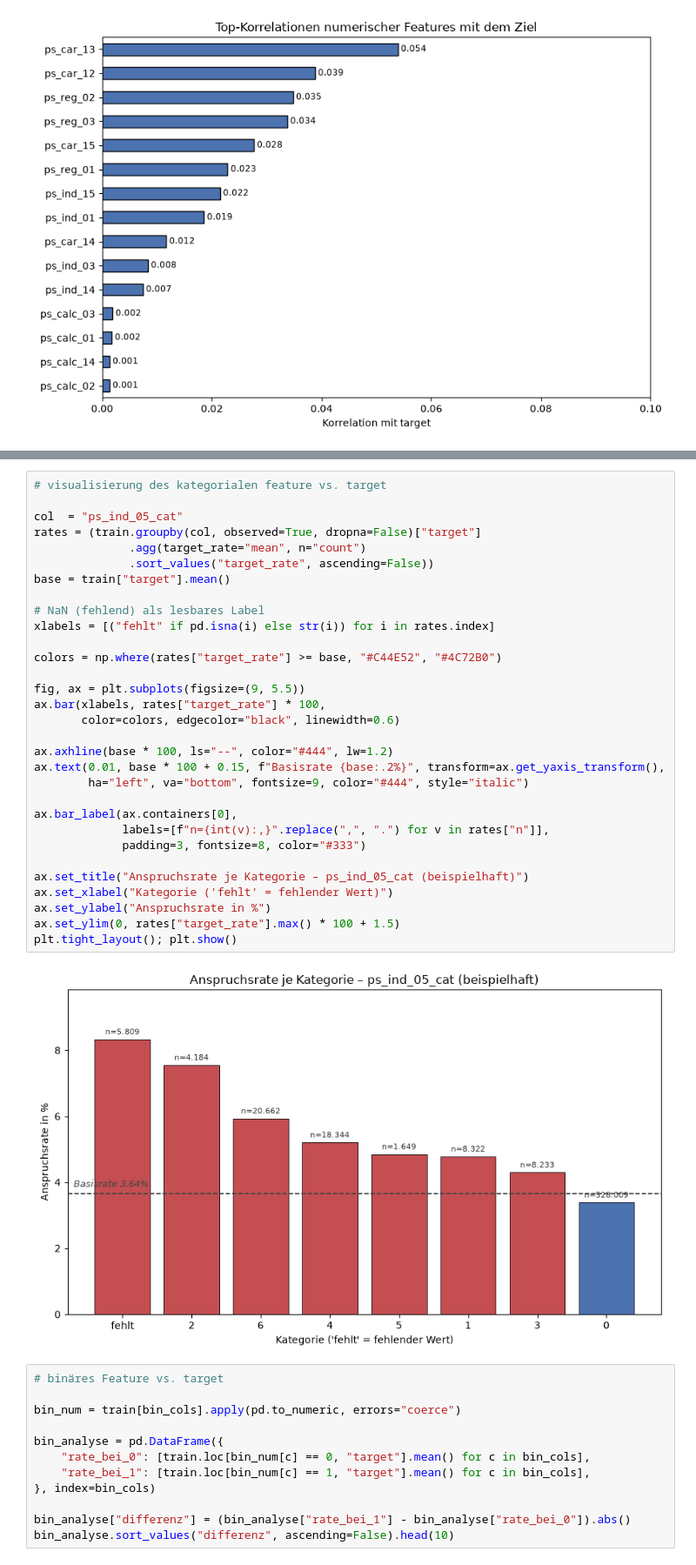
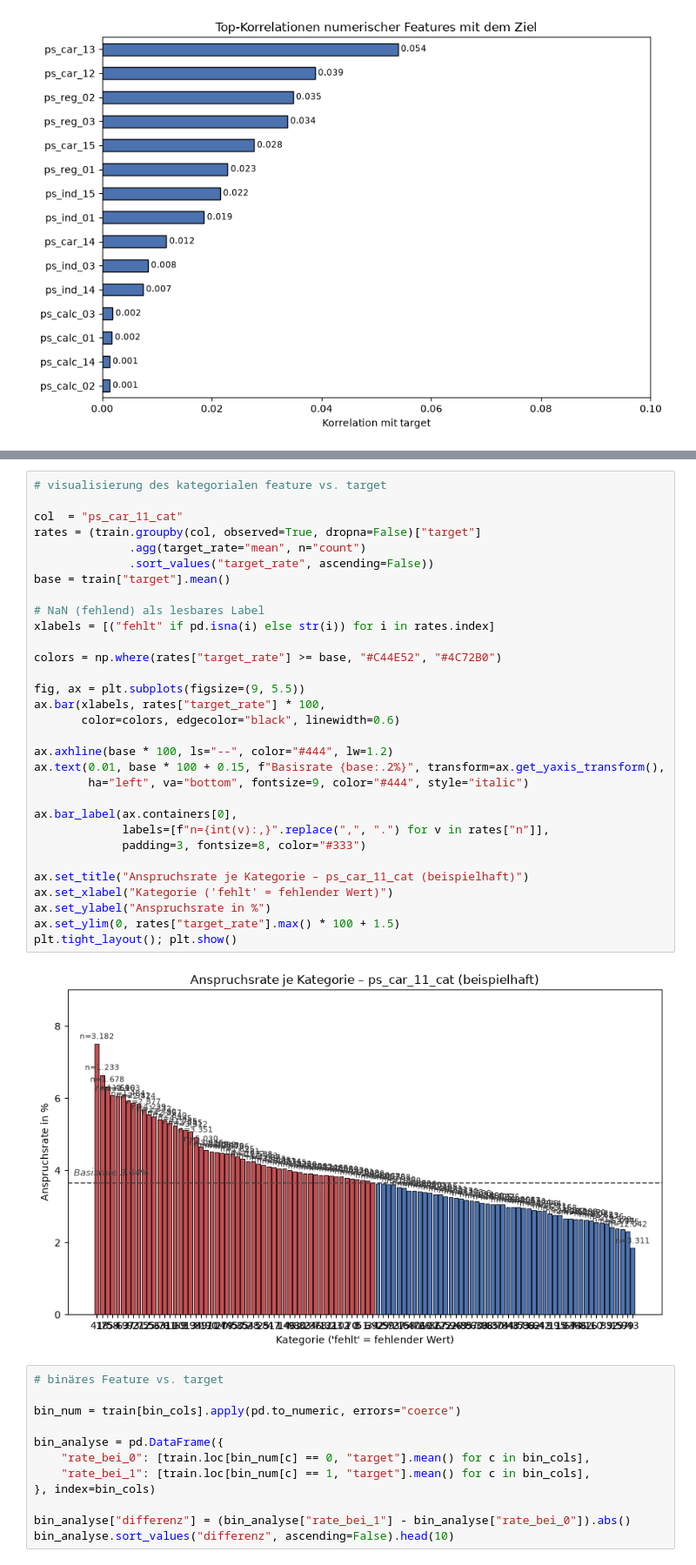
Before and after one commit to Delamijo/Advanced_Data_Analytics_University_Project, a Jupyter notebook: members/S_S_R/notebooks/02_eda_open-ml.ipynb, the cells around one changed output, grey strips where cells are left out. Shown at 87% size. Cells and saved outputs as stored; diff of their text form.

```diff
--- a/members/S_S_R/notebooks/02_eda_open-ml.ipynb
+++ b/members/S_S_R/notebooks/02_eda_open-ml.ipynb
@@ -435,36 +467,36 @@ train.groupby("ps_ind_05_cat", observed=True, dropna=False)["target"] \
 # %%
 # visualisierung des kategorialen feature vs. target
 
-col  = "ps_ind_05_cat"
+col  = "ps_car_11_cat"
 rates = (train.groupby(col, observed=True, dropna=False)["target"]
               .agg(target_rate="mean", n="count")
               .sort_values("target_rate", ascending=False))
 base = train["target"].mean()
 
 # NaN (fehlend) als lesbares Label
 xlabels = [("fehlt" if pd.isna(i) else str(i)) for i in rates.index]
 
 colors = np.where(rates["target_rate"] >= base, "#C44E52", "#4C72B0")
 
 fig, ax = plt.subplots(figsize=(9, 5.5))
 ax.bar(xlabels, rates["target_rate"] * 100,
        color=colors, edgecolor="black", linewidth=0.6)
 
 ax.axhline(base * 100, ls="--", color="#444", lw=1.2)
 ax.text(0.01, base * 100 + 0.15, f"Basisrate {base:.2%}", transform=ax.get_yaxis_transform(),
         ha="left", va="bottom", fontsize=9, color="#444", style="italic")
 
 ax.bar_label(ax.containers[0],
              labels=[f"n={int(v):,}".replace(",", ".") for v in rates["n"]],
              padding=3, fontsize=8, color="#333")
 
-ax.set_title("Anspruchsrate je Kategorie – ps_ind_05_cat (beispielhaft)")
+ax.set_title("Anspruchsrate je Kategorie – ps_car_11_cat (beispielhaft)")
 ax.set_xlabel("Kategorie ('fehlt' = fehlender Wert)")
 ax.set_ylabel("Anspruchsrate in %")
 ax.set_ylim(0, rates["target_rate"].max() * 100 + 1.5)
 plt.tight_layout(); plt.show()
 # %% [output]
-[figure, old version]
+[figure, new version]
 # %%
 # binäres Feature vs. target
 
```
Also changed, not shown: parts of 6 cells of this notebook, 5 other files.
